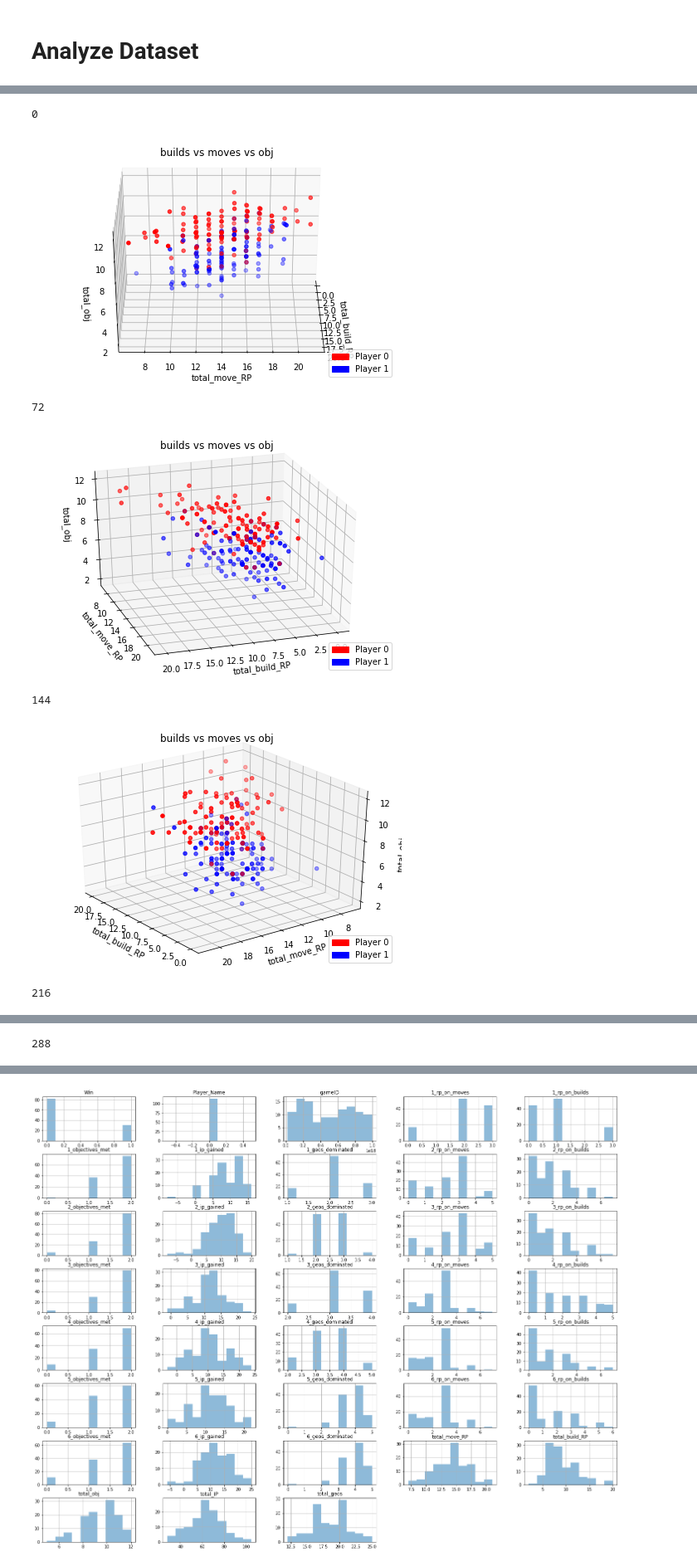
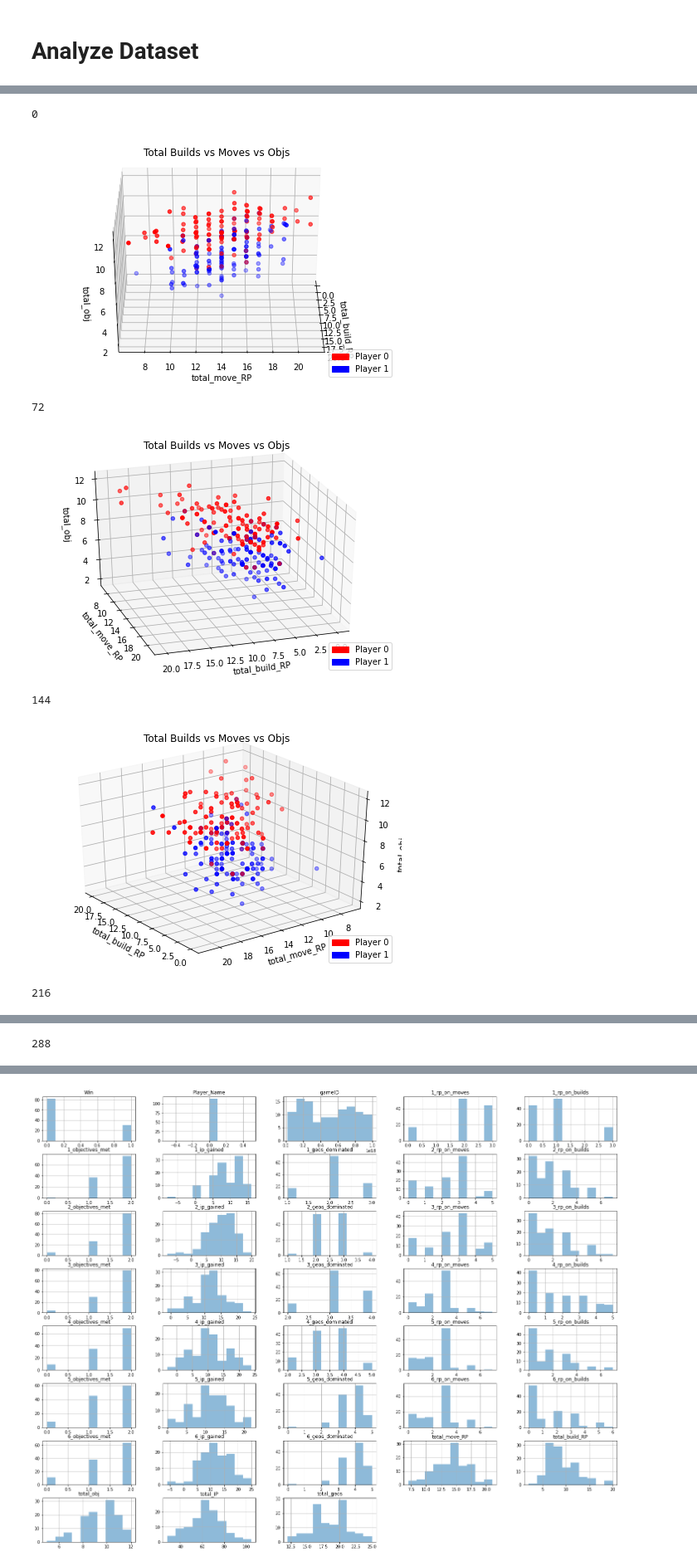
Before and after one commit to Tkokotaj/Test, a Jupyter notebook: 623Project.ipynb, the cells around one changed output, grey strips where cells are left out. Shown at 83% size. Drawn from its saved outputs; the diff is of its cells as text; code cells hidden in the pictures.

```diff
--- a/623Project.ipynb
+++ b/623Project.ipynb
@@ -122,36 +131,35 @@ y_test: (75,)
 # %%
 import matplotlib.pyplot as plt
 from mpl_toolkits.mplot3d import Axes3D
 import seaborn as sns
 numAngles = 5
 for i in range(0, 360, (int(360/numAngles))):
     fig = plt.figure()
     ax = Axes3D(fig)
     colors=['red', 'blue']
     #plt.scatter(df['total_build_RP'], df['total_move_RP'], c=df['Player_Name'], cmap=col.ListedColormap(colors))
     ax.scatter(df['total_build_RP'], df['total_move_RP'],df['total_obj'], c=df['Player_Name'], cmap=col.ListedColormap(colors))
     classA = mpatches.Patch(color='red', label='Player 0')
     classB = mpatches.Patch(color='blue', label='Player 1')
     plt.legend(handles=[classA, classB], loc='lower right')
     plt.xlabel('total_build_RP')
     plt.ylabel('total_move_RP')
     ax.set_zlabel('total_obj')
-    #plt.zlabel('total_obj')
-    plt.title('builds vs moves vs obj')
+    plt.title('Total Builds vs Moves vs Objs')
     #plt.title('builds vs moves')
     #plt.tight_layout()
     ax.view_init(None, i)
     print(i)
     if (i==360-(int(360/numAngles))):
       ax.view_init(85, i)
       plt.show()
     else:
       plt.show()
 # %% [output]
 0
-[figure, old version]
+[figure, new version]
 72
-[figure, old version]
+[figure, new version]
 144
-[figure, old version]
+[figure, new version]
 216
```
Also changed, not shown: parts of 20 cells of this notebook.
